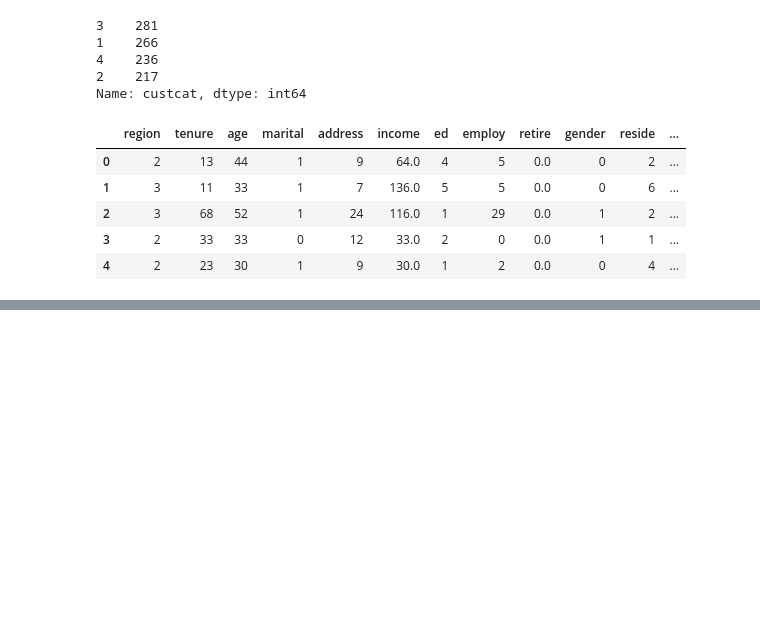
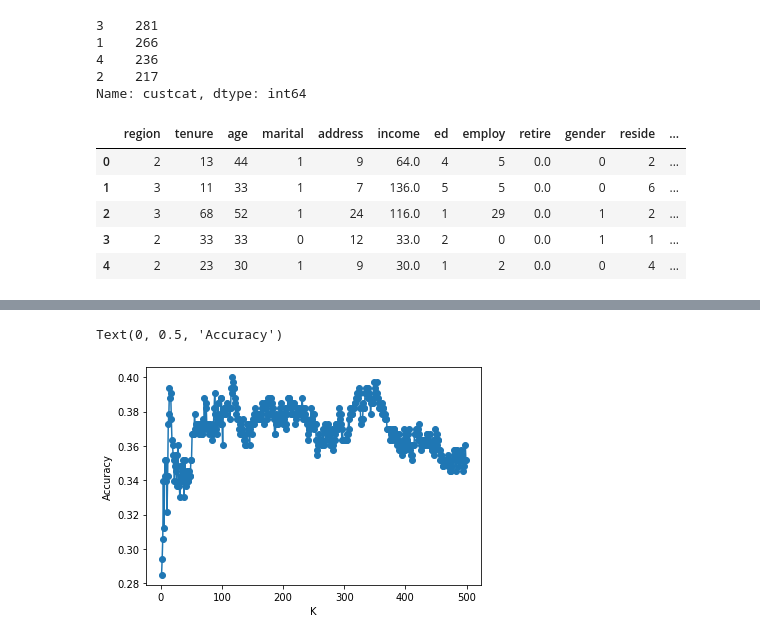
Before and after one commit to Abhinav-26/Machine-Learning-Minor-Projects, a Jupyter notebook: K-Nearest Neighbors/KKN Classification.ipynb, the cells around one changed output, grey strips where cells are left out. Cells and saved outputs as stored; diff of their text form; code cells hidden in the pictures; blank space fills up the shorter version.

```diff
--- a/K-Nearest Neighbors/KKN Classification.ipynb
+++ b/K-Nearest Neighbors/KKN Classification.ipynb
@@ -90,0 +209,7 @@ from sklearn.preprocessing import StandardScaler
+# %%
+plt.plot(range(1,500), error_rate, marker='o')
+plt.xlabel("K")
+plt.ylabel("Accuracy")
+# %% [output]
+Text(0, 0.5, 'Accuracy')
+[figure, added]
```
Also changed, not shown: parts of 21 cells of this notebook.
